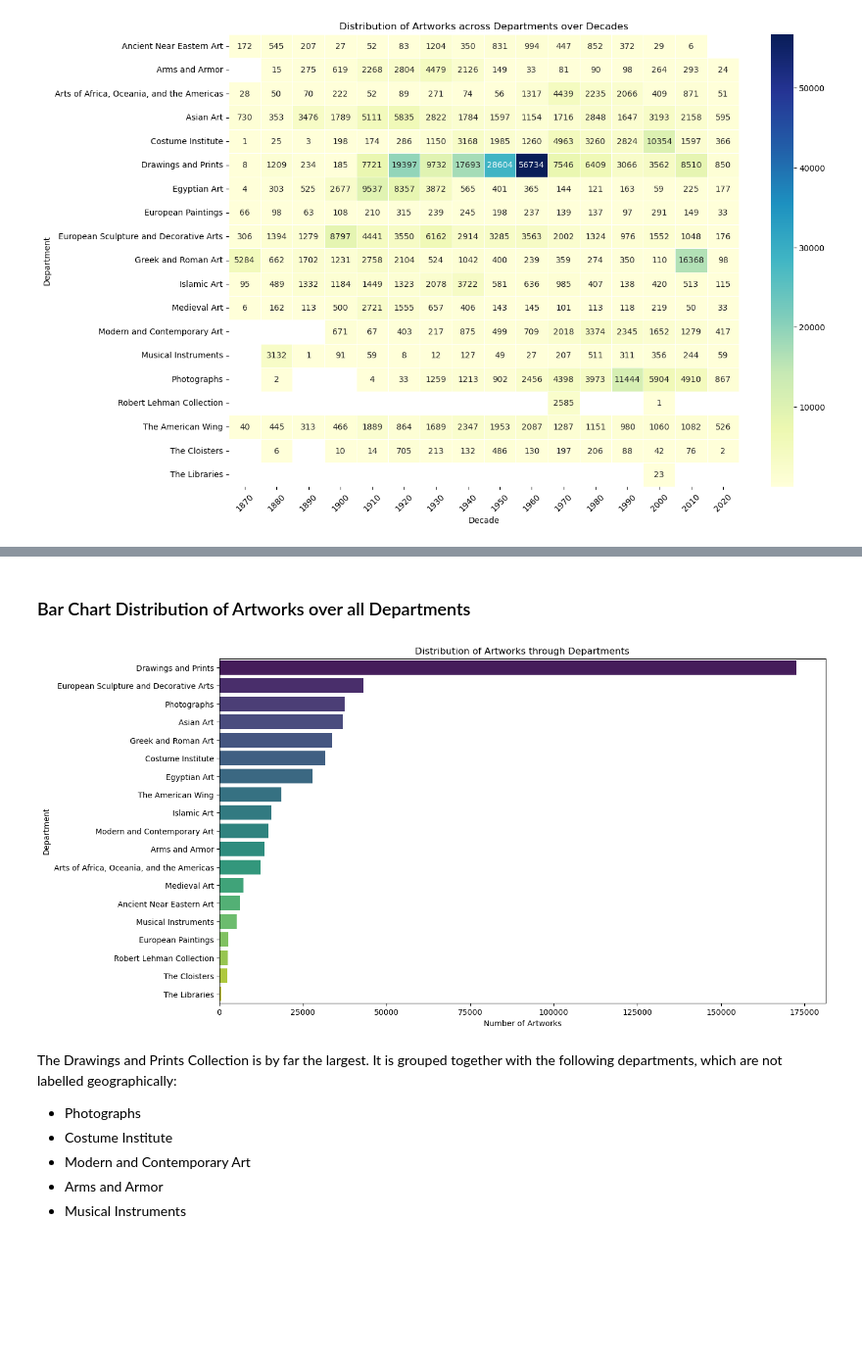
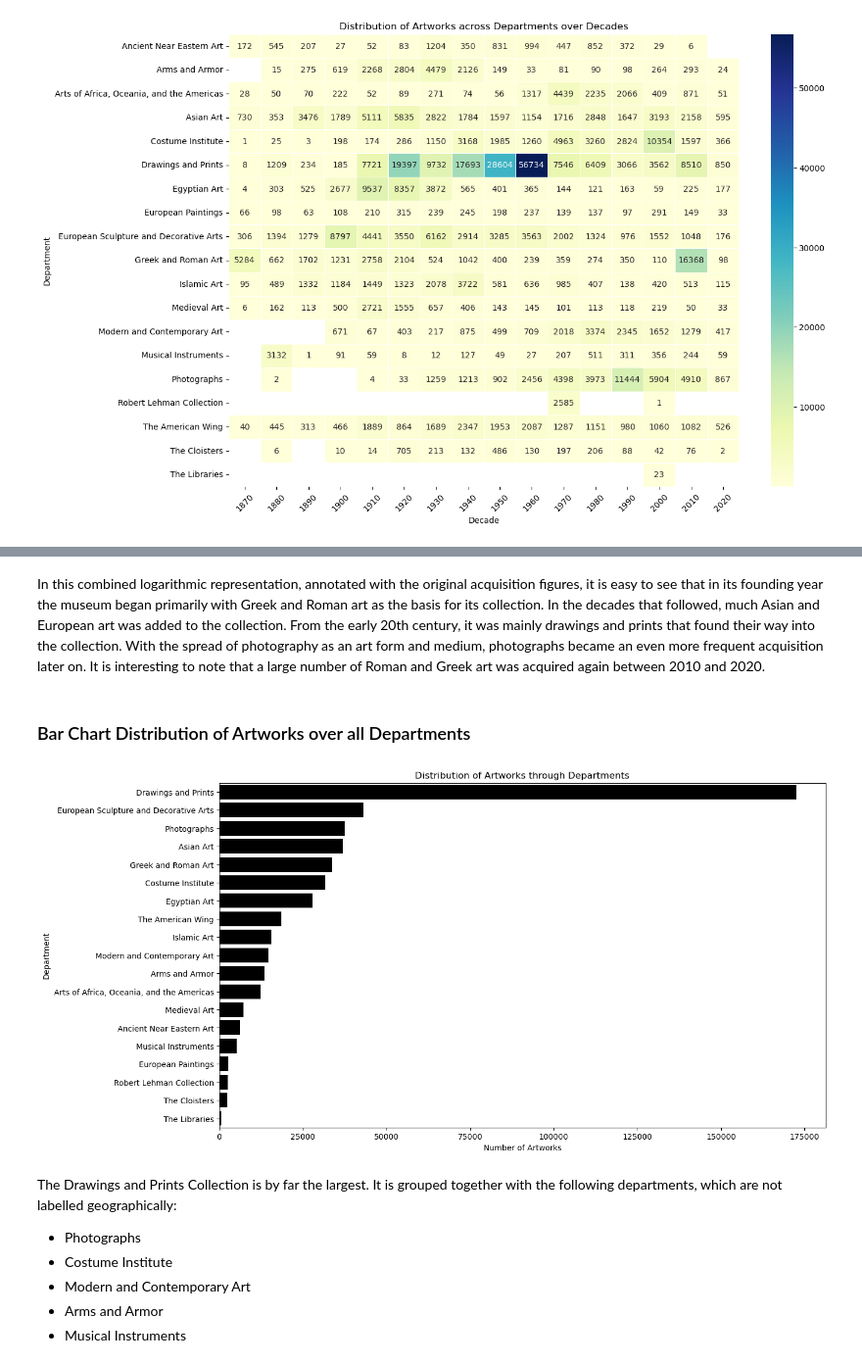
Before and after one commit to len-rtz/DS_Data_Visualization_2024_Lena_P, a Jupyter notebook: DS_Data_Visualization_2024_Lena_P.ipynb, the cells around one changed output, grey strips where cells are left out. Shown at 98% size. Cells and saved outputs as stored; diff of their text form; code cells hidden in the pictures; blank space fills up the shorter version.

```diff
--- a/DS_Data_Visualization_2024_Lena_P.ipynb
+++ b/DS_Data_Visualization_2024_Lena_P.ipynb
@@ -87,18 +125,20 @@ plt.show()
+# %% [markdown]
+In this combined logarithmic representation, annotated with the original acquisition figures, it is easy to see that in its founding year the museum began primarily with Greek and Roman art as the basis for its collection. In the decades that followed, much Asian and European art was added to the collection. From the early 20th century, it was mainly drawings and prints that found their way into the collection. With the spread of photography as an art form and medium, photographs became an even more frequent acquisition later on. It is interesting to note that a large number of Roman and Greek art was acquired again between 2010 and 2020.
 # %% [markdown]
 ### Bar Chart Distribution of Artworks over all Departments
 # %%
 # Group by 'Department' and count the number of artworks
 department_counts = df['Department'].value_counts()
 
 # Plotting
 plt.figure(figsize=(14, 8))
-sns.barplot(x=department_counts.values, y=department_counts.index, palette='viridis')
+sns.barplot(x=department_counts.values, y=department_counts.index, color="k")
 plt.title('Distribution of Artworks through Departments')
 plt.xlabel('Number of Artworks')
 plt.ylabel('Department')
 plt.show()
 # %% [output]
-[figure, old version]
+[figure, new version]
 # %% [markdown]
 The Drawings and Prints Collection is by far the largest. It is grouped together with the following departments, which are not labelled geographically:
 
```
Also changed, not shown: parts of 7 cells of this notebook.
